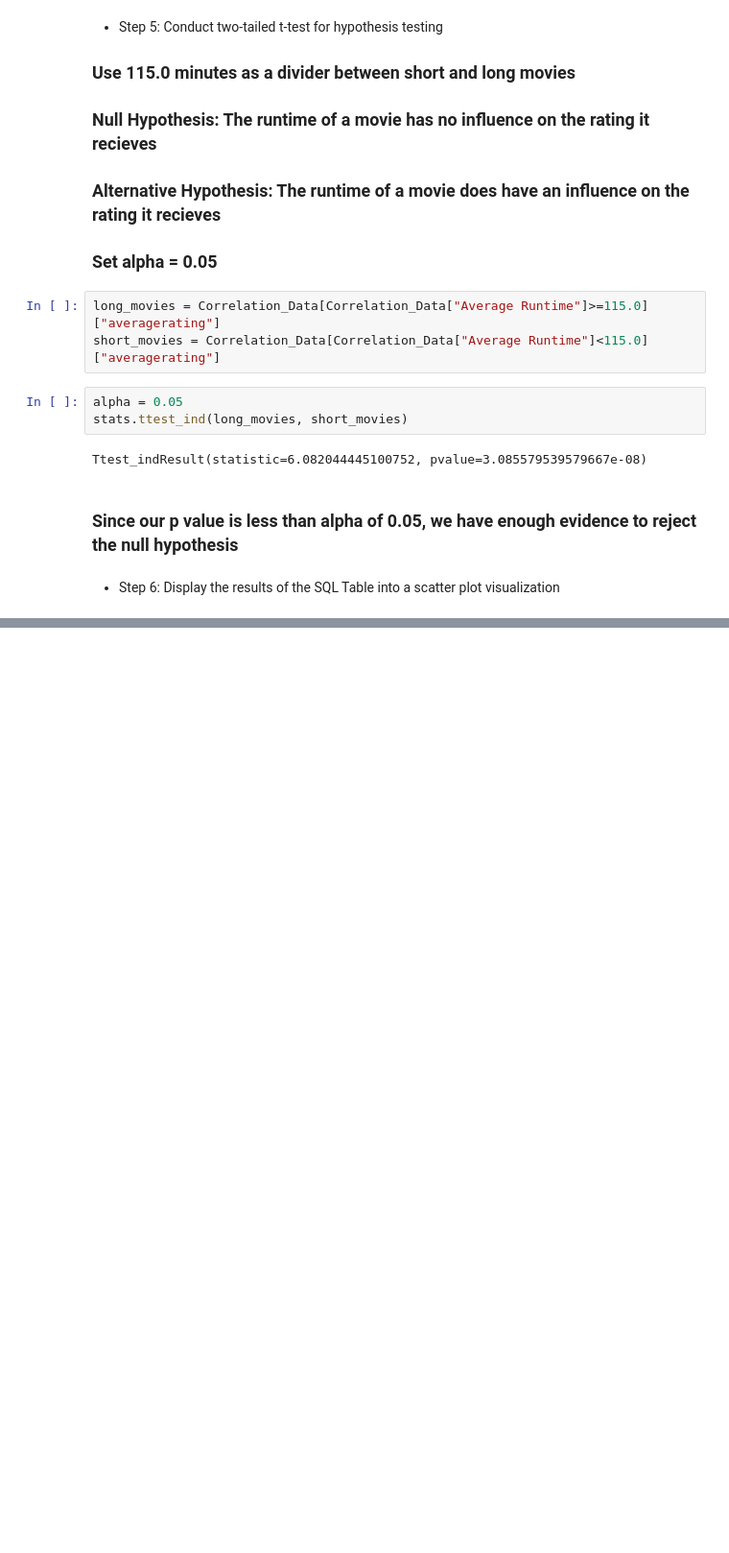
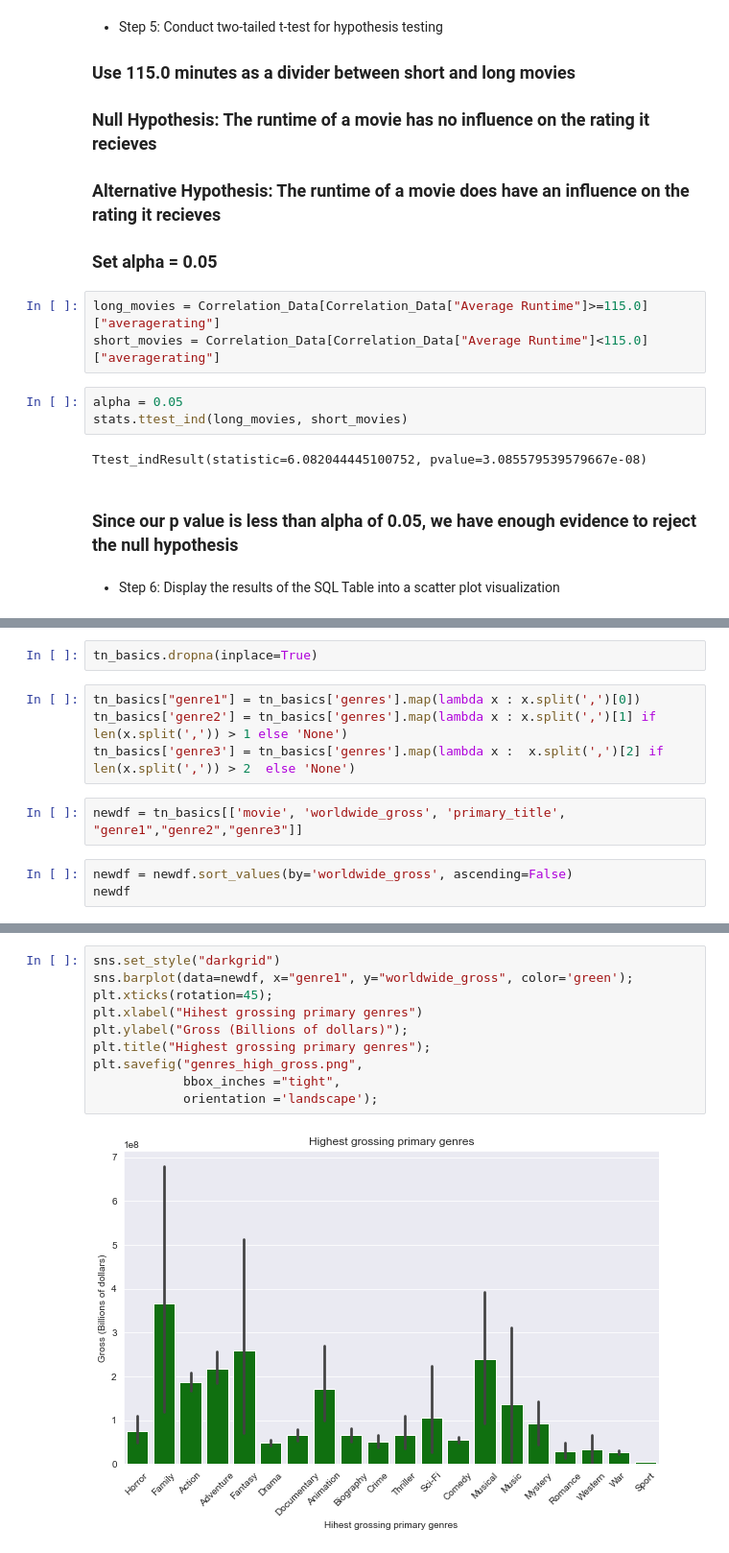
Before and after one commit to mahanabba/Pod_3_Capstone, a Jupyter notebook: student.ipynb, the cells around one changed output, grey strips where cells are left out. Shown at 96% size. Saved outputs shown, nothing was run; the diff lists cells and outputs as text; blank space fills up the shorter version.

```diff
--- a/student.ipynb
+++ b/student.ipynb
@@ -872,0 +922,11 @@ plt.show()
+# %%
+tn_basics.dropna(inplace=True)
+# %%
+tn_basics["genre1"] = tn_basics['genres'].map(lambda x : x.split(',')[0])
+tn_basics['genre2'] = tn_basics['genres'].map(lambda x : x.split(',')[1] if len(x.split(',')) > 1 else 'None')
+tn_basics['genre3'] = tn_basics['genres'].map(lambda x :  x.split(',')[2] if len(x.split(',')) > 2  else 'None')
+# %%
+newdf = tn_basics[['movie', 'worldwide_gross', 'primary_title', "genre1","genre2","genre3"]]
+# %%
+newdf = newdf.sort_values(by='worldwide_gross', ascending=False)
+newdf
@@ -872,0 +947,12 @@ plt.show()
+# %%
+sns.set_style("darkgrid")
+sns.barplot(data=newdf, x="genre1", y="worldwide_gross", color='green');
+plt.xticks(rotation=45);
+plt.xlabel("Hihest grossing primary genres")
+plt.ylabel("Gross (Billions of dollars)");
+plt.title("Highest grossing primary genres");
+plt.savefig("genres_high_gross.png",
+            bbox_inches ="tight",
+            orientation ='landscape');
+# %% [output]
+[figure, added]
```
Also changed, not shown: parts of 11 cells of this notebook, 6 other files.
